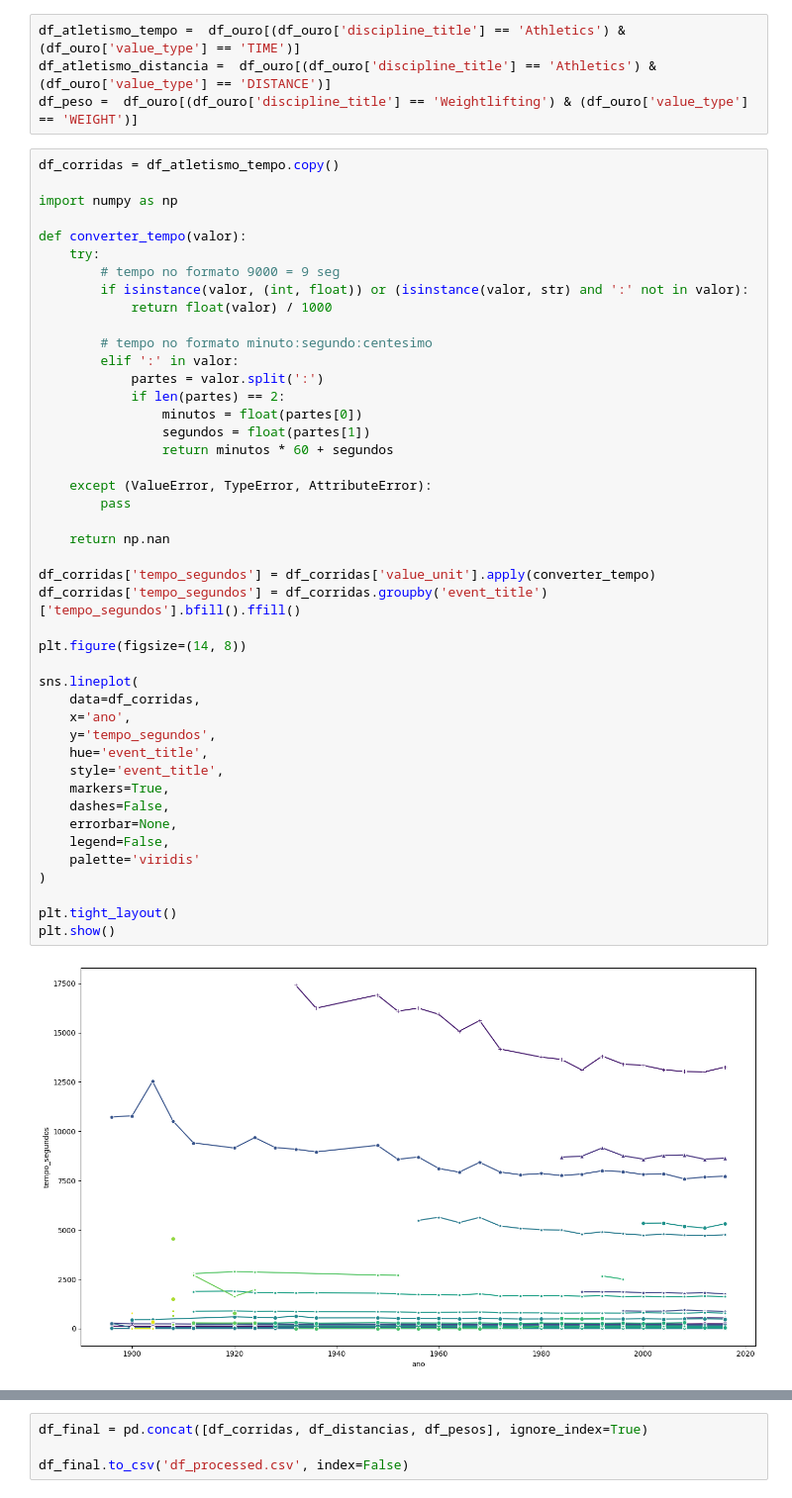
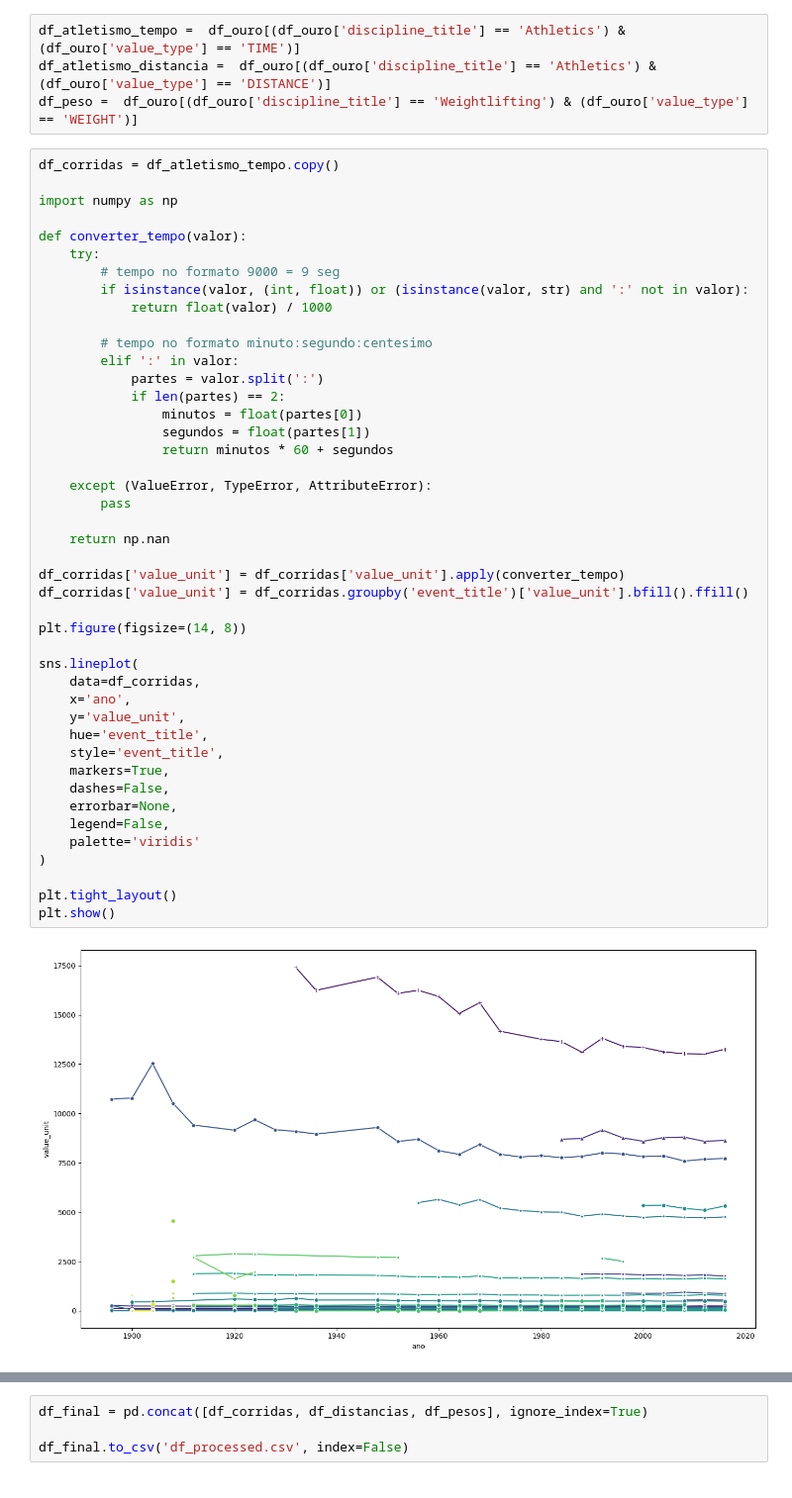
Before and after one commit to FGV-VIS-2025/tarefa-4-analise_de_resultados-olimpiadas, a Jupyter notebook: dados/data_operations.ipynb, the cells around one changed output, grey strips where cells are left out. Shown at 99% size. Drawn from its saved outputs; the diff is of its cells as text.

```diff
--- a/dados/data_operations.ipynb
+++ b/dados/data_operations.ipynb
@@ -36,37 +36,37 @@ def converter_tempo(valor):
         elif ':' in valor:
             partes = valor.split(':')
             if len(partes) == 2:
                 minutos = float(partes[0])
                 segundos = float(partes[1])
                 return minutos * 60 + segundos
 
     except (ValueError, TypeError, AttributeError):
         pass
 
     return np.nan
 
-df_corridas['tempo_segundos'] = df_corridas['value_unit'].apply(converter_tempo)
-df_corridas['tempo_segundos'] = df_corridas.groupby('event_title')['tempo_segundos'].bfill().ffill()
+df_corridas['value_unit'] = df_corridas['value_unit'].apply(converter_tempo)
+df_corridas['value_unit'] = df_corridas.groupby('event_title')['value_unit'].bfill().ffill()
 
 plt.figure(figsize=(14, 8))
 
 sns.lineplot(
     data=df_corridas,
     x='ano',
-    y='tempo_segundos',
+    y='value_unit',
     hue='event_title',
     style='event_title',
     markers=True,
     dashes=False,
     errorbar=None,
     legend=False,
     palette='viridis'
 )
 
 plt.tight_layout()
 plt.show()
 # %% [output]
-[figure, old version]
+[figure, new version]
 # %%
 df_distancias = df_atletismo_distancia.copy()
 
```
Also changed, not shown: parts of 2 cells of this notebook, 1 other file.
